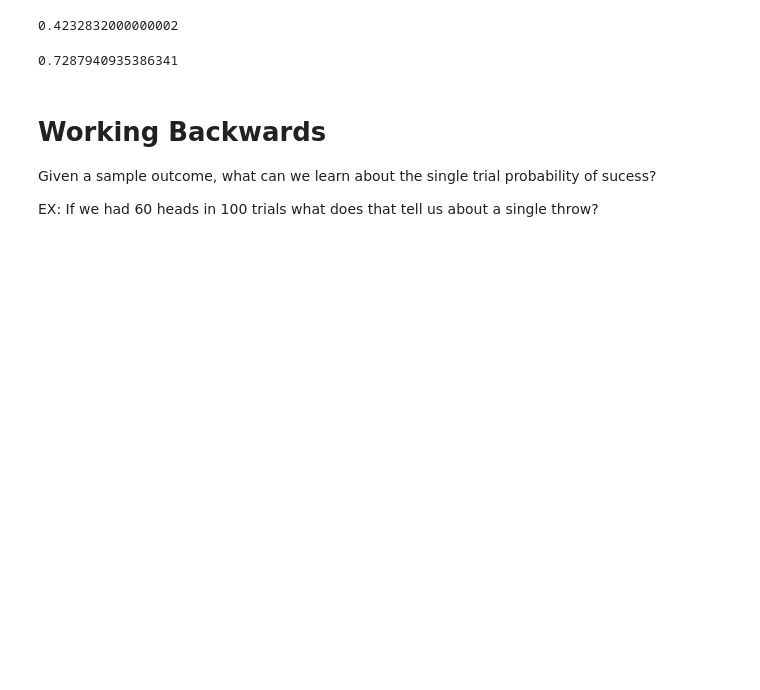
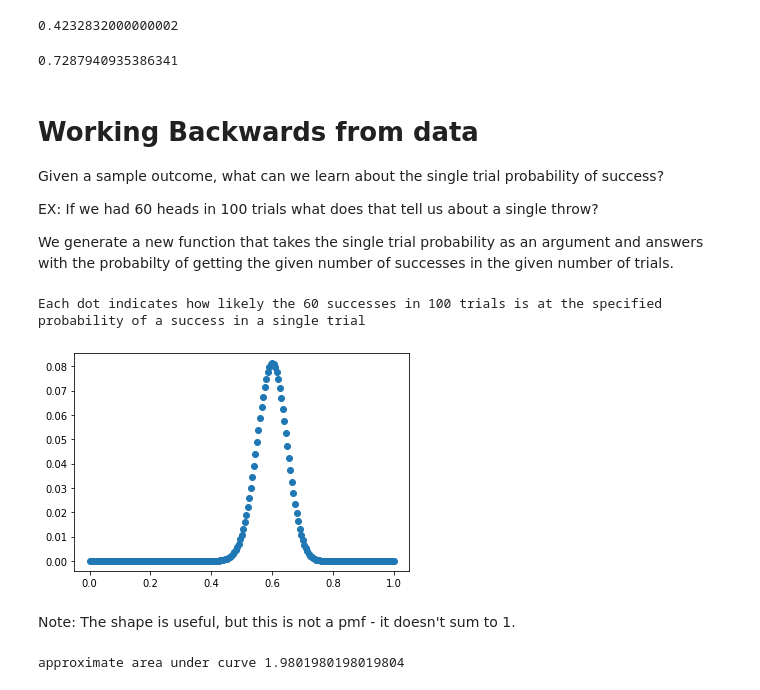
Before and after one commit to ctarrington/try-colab, a Jupyter notebook: binomial.ipynb, the cells around one changed output. Cells and saved outputs as stored; diff of their text form; code cells hidden in the pictures; blank space fills up the shorter version.

```diff
--- a/binomial.ipynb
+++ b/binomial.ipynb
@@ -66,7 +59,33 @@ sum([p2(k) for k in range(2,26)])
 # %% [output]
 0.7287940935386341
 # %% [markdown]
-# Working Backwards
-Given a sample outcome, what can we learn about the single trial probability of sucess?
+# Working Backwards from data
+Given a sample outcome, what can we learn about the single trial probability of success?
 
 EX: If we had 60 heads in 100 trials what does that tell us about a single throw?
+
+We generate a new function that takes the single trial probability as an argument and answers with the probabilty of getting the given number of successes in the given number of trials.
+# %%
+def binomial_p(n,k):
+  def distribution(single_trial_p):
+    return comb(n, k) * single_trial_p**k * (1-single_trial_p)**(n-k)
+
+  return distribution
+# %%
+num_points = 200
+trial_ps = [p/num_points for p in range(0,num_points+1, 1)]
+# %%
+binomial_100_60 = binomial_p(100, 60)
+probabilities = [binomial_100_60(p) for p in trial_ps]
+plot(trial_ps, probabilities, 'o')
+area_under_curve = sum(probabilities)
+print('Each dot indicates how likely the 60 successes in 100 trials is at the specified probability of a success in a single trial')
+# %% [output]
+Each dot indicates how likely the 60 successes in 100 trials is at the specified probability of a success in a single trial
+[figure, added]
+# %% [markdown]
+Note: The shape is useful, but this is not a pmf - it doesn't sum to 1.
+# %%
+print('approximate area under curve', area_under_curve)
+# %% [output]
+approximate area under curve 1.9801980198019804
```
Also changed, not shown: parts of 16 cells of this notebook.
